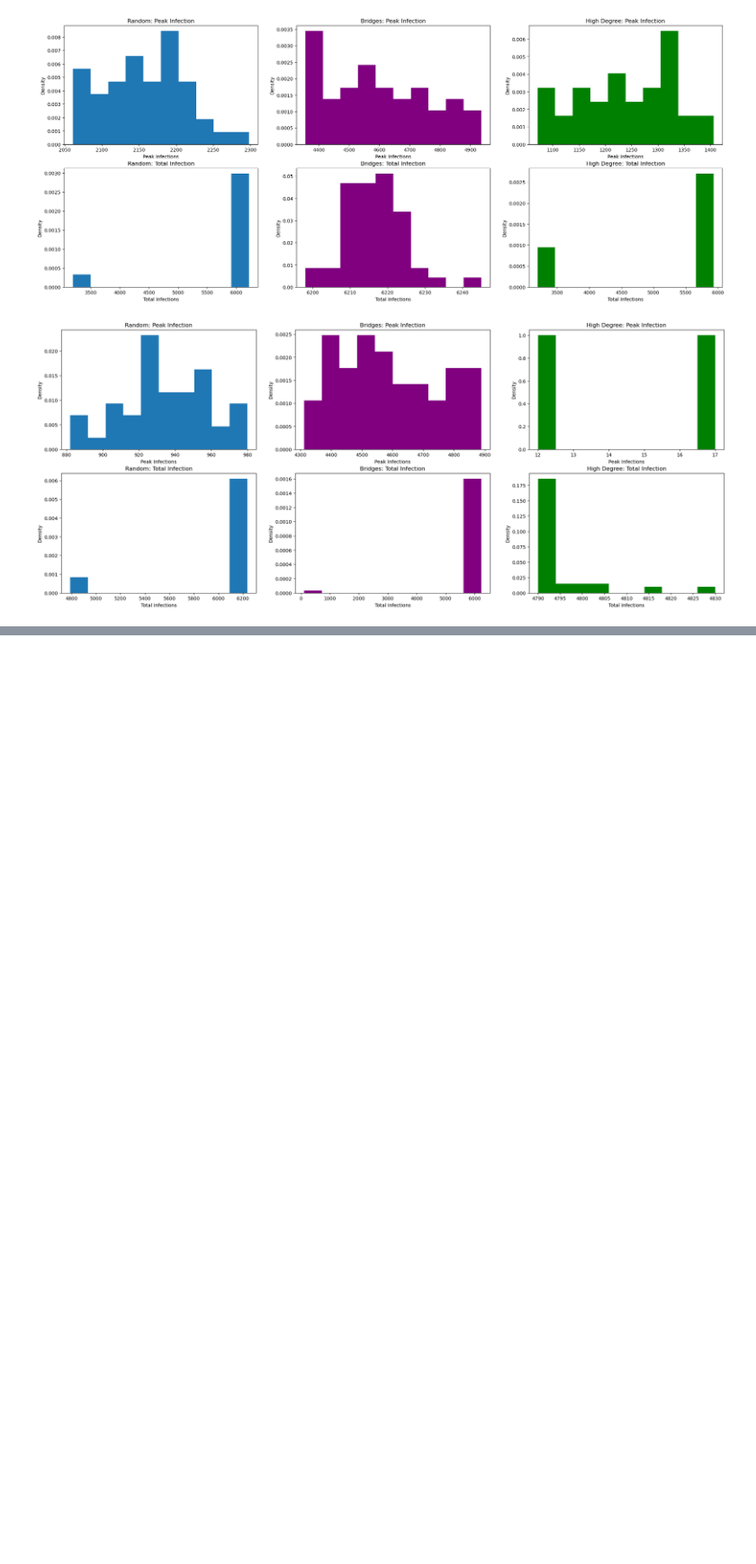
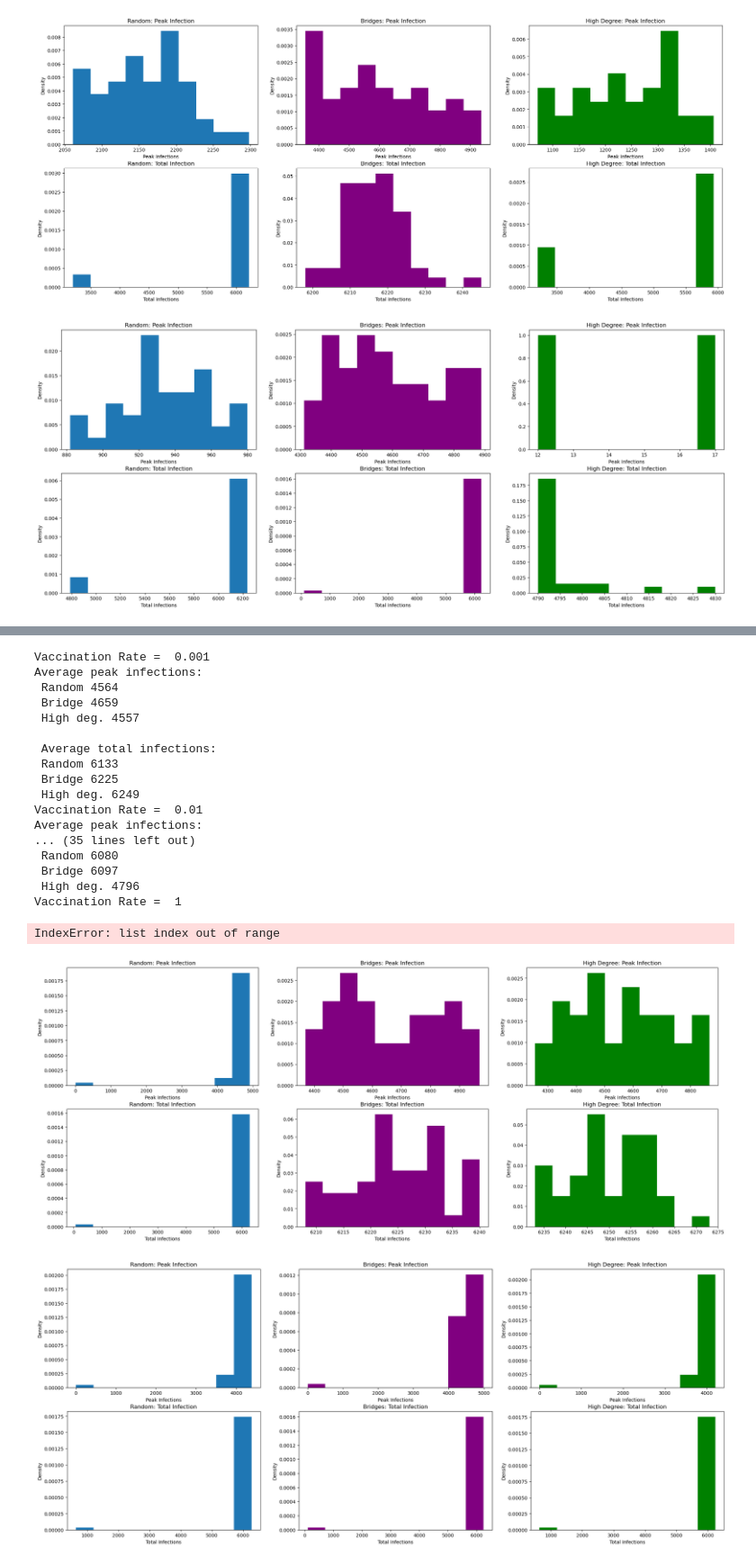
Before and after one commit to Kevin2197/Bio-Networkx-Project, a Jupyter notebook: script.ipynb, the cells around one changed output, grey strips where cells are left out. Shown at 90% size. Cells and saved outputs as stored; diff of their text form; code cells hidden in the pictures; blank space fills up the shorter version.

```diff
--- a/script.ipynb
+++ b/script.ipynb
@@ -783,0 +989,32 @@ Average peak infections:
+# %%
+# running on many rates
+vacc_rates = [0.001, 0.01, 0.1, 0.25, 0.5, 1]
+
+results = []
+for p in percent_vaccinated:
+    results.append(run_sims(filename, p, num_trials=50))
+# %%
+for i in range(len(vacc_rates)):
+    print("Vaccination Rate = ", vacc_rates[i])
+    plot_results(results[i])
+# %% [output]
+Vaccination Rate =  0.001
+Average peak infections:
+ Random 4564
+ Bridge 4659
+ High deg. 4557
+
+ Average total infections:
+ Random 6133
+ Bridge 6225
+ High deg. 6249
+Vaccination Rate =  0.01
+Average peak infections:
+... (35 lines left out)
+ Random 6080
+ Bridge 6097
+ High deg. 4796
+Vaccination Rate =  1
+IndexError: list index out of range
+[figure, added]
+[figure, added]
```
Also changed, not shown: parts of 8 cells of this notebook.
